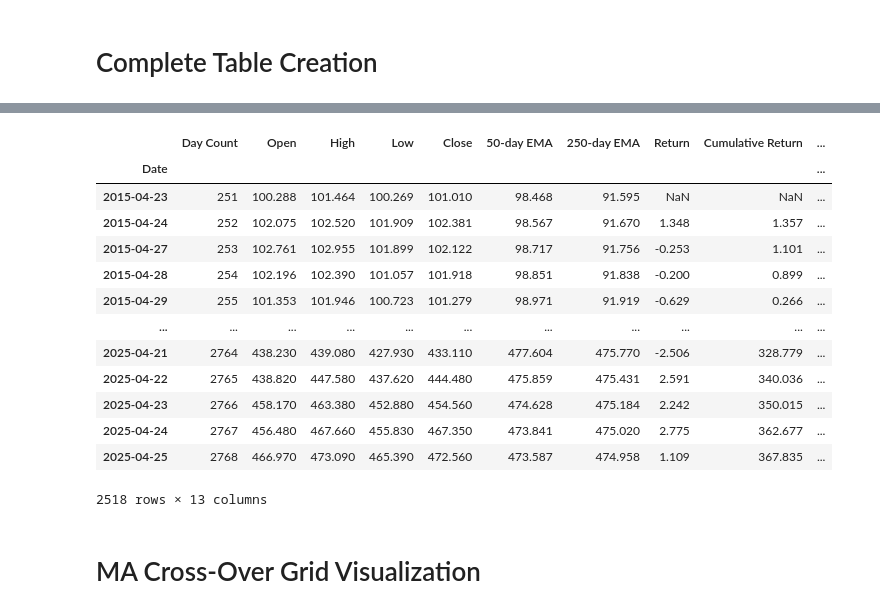
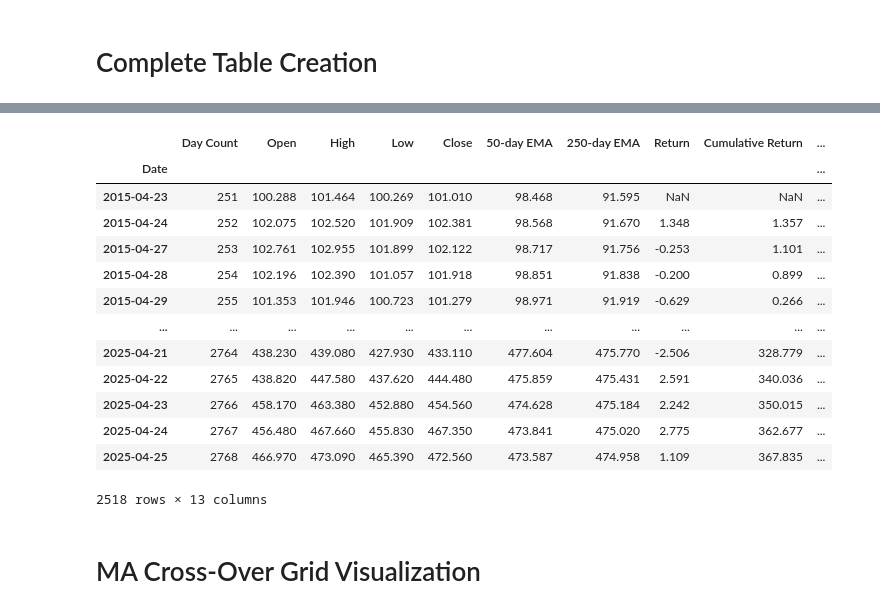
Before and after one commit to FilBillions/exp_moving_avg, a Jupyter notebook: Simple_EMA.ipynb, the cells around one changed output, grey strips where cells are left out. Cells and saved outputs as stored; diff of their text form; code cells hidden in the pictures.

```diff
--- a/Simple_EMA.ipynb
+++ b/Simple_EMA.ipynb
@@ -58,11 +32,11 @@ QQQ_table.gen_table()
 # %%
-QQQ_ema_table = ExpMovingAverageTable(QQQ, ma1, ma2)
+QQQ_ema_table = ExpMovingAverageTable(QQQ, ma1 = 50, ma2 = 250)
 QQQ_ema_table.gen_table()
 # %% [output]
 |  | Day Count | Open | High | Low | Close | 50-day EMA | 250-day EMA | Return | Cumulative Return | ... |
 | Date |  |  |  |  |  |  |  |  |  | ... |
 | 2015-04-23 | 251 | 100.288 | 101.464 | 100.269 | 101.010 | 98.468 | 91.595 | NaN | NaN | ... |
-| 2015-04-24 | 252 | 102.075 | 102.520 | 101.909 | 102.381 | 98.567 | 91.670 | 1.348 | 1.357 | ... |
+| 2015-04-24 | 252 | 102.075 | 102.520 | 101.909 | 102.381 | 98.568 | 91.670 | 1.348 | 1.357 | ... |
 | 2015-04-27 | 253 | 102.761 | 102.955 | 101.899 | 102.122 | 98.717 | 91.756 | -0.253 | 1.101 | ... |
 | 2015-04-28 | 254 | 102.196 | 102.390 | 101.057 | 101.918 | 98.851 | 91.838 | -0.200 | 0.899 | ... |
 | 2015-04-29 | 255 | 101.353 | 101.946 | 100.723 | 101.279 | 98.971 | 91.919 | -0.629 | 0.266 | ... |
```
Also changed, not shown: parts of 4 cells of this notebook, 2 other files.
